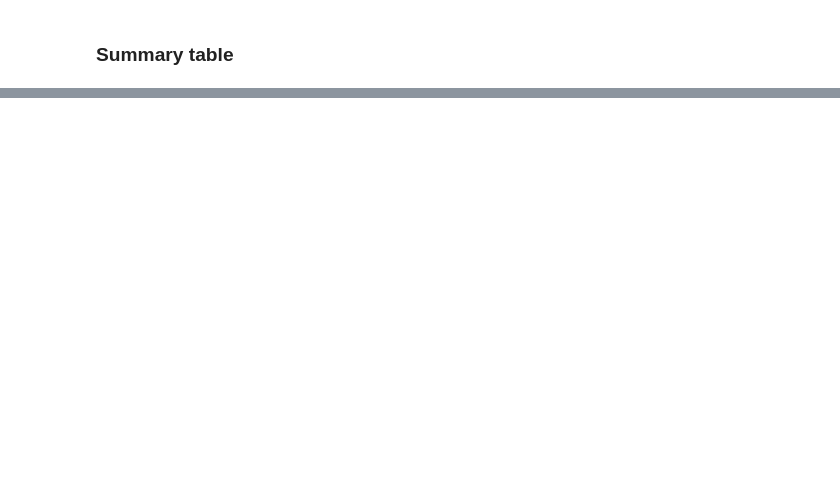
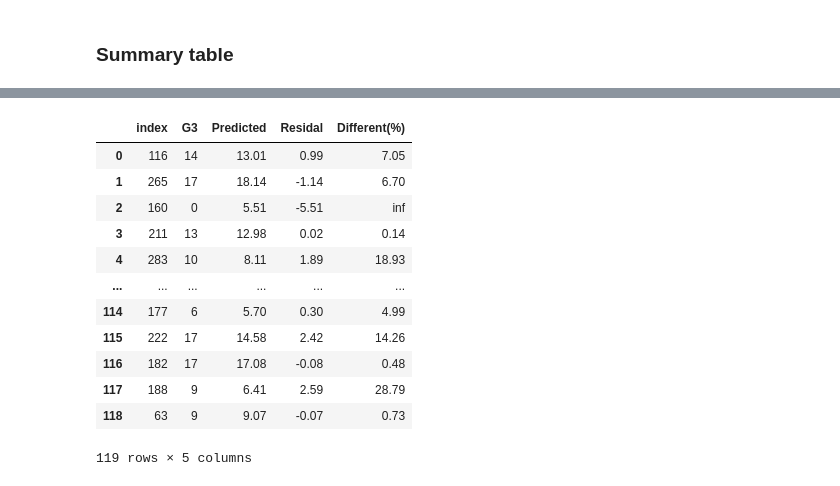
Before and after one commit to PleumjaiOfficial/Regression-Student-Performance, a Jupyter notebook: Predict Student Score.ipynb, the cells around one changed output, grey strips where cells are left out. Saved outputs shown, nothing was run; the diff lists cells and outputs as text; code cells hidden in the pictures; blank space fills up the shorter version.

Commit message:
add conclusion

```diff
--- a/Predict Student Score.ipynb
+++ b/Predict Student Score.ipynb
@@ -684 +684,24 @@ compare_data
 119 rows × 3 columns
+# %%
+#Residal
+compare_data['Residal'] = compare_data['G3'] - compare_data['Predicted']
+compare_data['Different(%)'] = np.absolute(compare_data['Residal']/compare_data['G3']*100)
+conclusion = compare_data
+# %%
+import pandas as pd
+pd.set_option('display.float_format', lambda x: '%.2f' % x)
+conclusion
+# %% [output]
+|  | index | G3 | Predicted | Residal | Different(%) |
+| 0 | 116 | 14 | 13.01 | 0.99 | 7.05 |
+| 1 | 265 | 17 | 18.14 | -1.14 | 6.70 |
+| 2 | 160 | 0 | 5.51 | -5.51 | inf |
+| 3 | 211 | 13 | 12.98 | 0.02 | 0.14 |
+| 4 | 283 | 10 | 8.11 | 1.89 | 18.93 |
+| ... | ... | ... | ... | ... | ... |
+| 114 | 177 | 6 | 5.70 | 0.30 | 4.99 |
+| 115 | 222 | 17 | 14.58 | 2.42 | 14.26 |
+| 116 | 182 | 17 | 17.08 | -0.08 | 0.48 |
+| 117 | 188 | 9 | 6.41 | 2.59 | 28.79 |
+| 118 | 63 | 9 | 9.07 | -0.07 | 0.73 |
+119 rows × 5 columns
```
Also changed, not shown: parts of 13 cells of this notebook.
